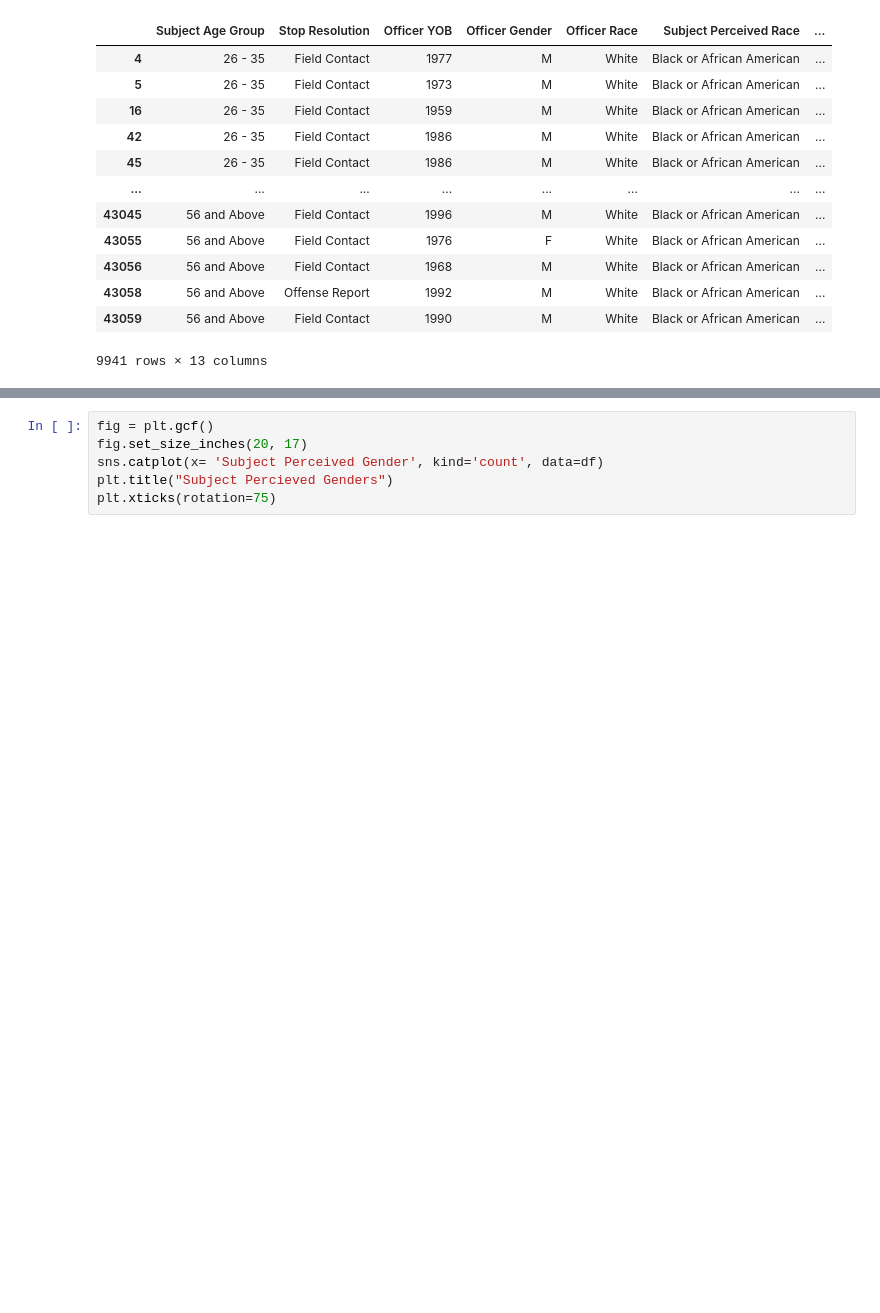
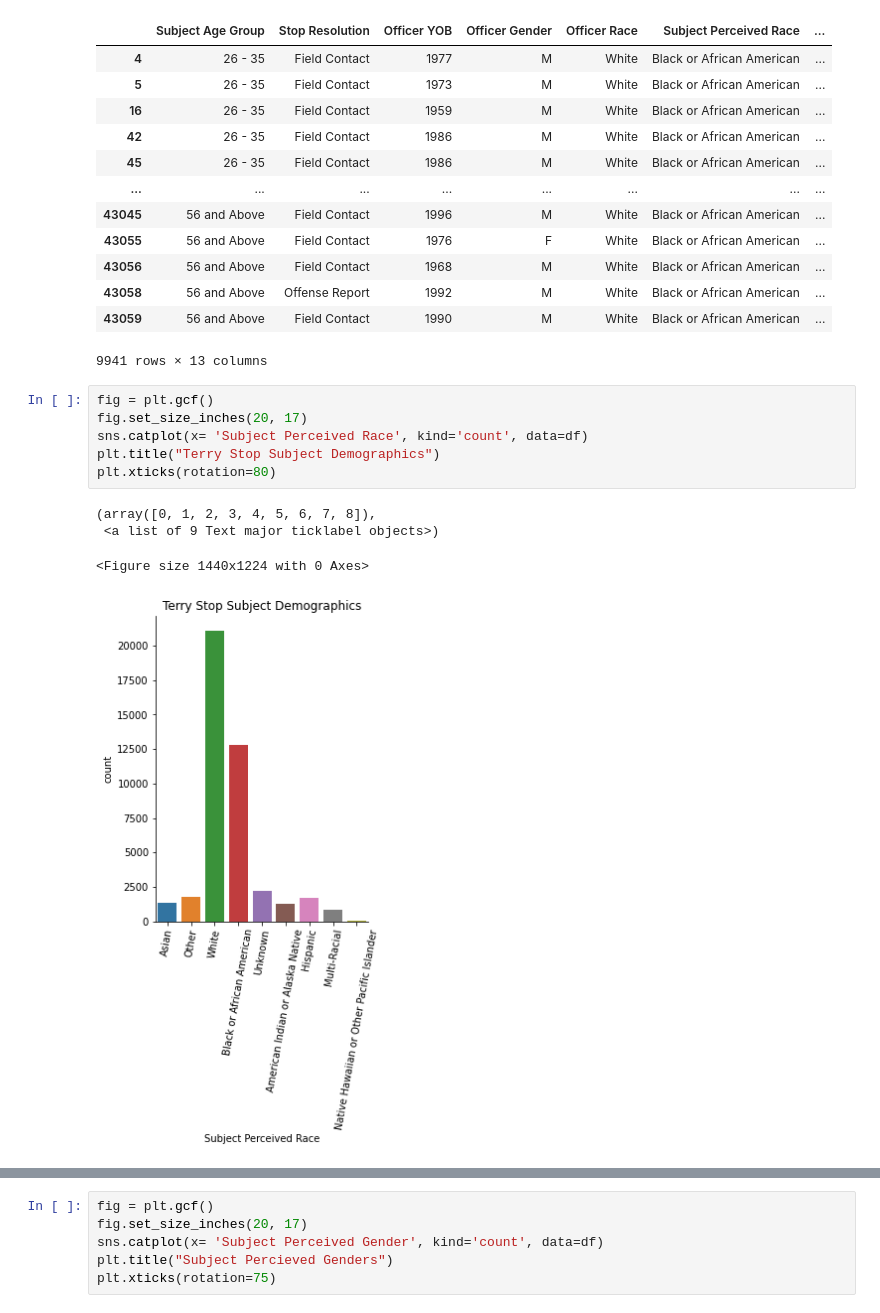
Before and after one commit to EricaSG/Mod3Project, a Jupyter notebook: Data_Understanding_EDA.ipynb, the cells around one changed output, grey strips where cells are left out. Cells and saved outputs as stored; diff of their text form; blank space fills up the shorter version.

```diff
--- a/Data_Understanding_EDA.ipynb
+++ b/Data_Understanding_EDA.ipynb
@@ -72,6 +72,17 @@ df.loc[(df['Officer Race'] == 'White') & (df['Subject Perceived Race'] == 'Black
 | 43058 | 56 and Above | Offense Report | 1992 | M | White | Black or African American | ... |
 | 43059 | 56 and Above | Field Contact | 1990 | M | White | Black or African American | ... |
 9941 rows × 13 columns
+# %%
+fig = plt.gcf()
+fig.set_size_inches(20, 17)
+sns.catplot(x= 'Subject Perceived Race', kind='count', data=df)
+plt.title("Terry Stop Subject Demographics")
+plt.xticks(rotation=80)
+# %% [output]
+(array([0, 1, 2, 3, 4, 5, 6, 7, 8]),
+ <a list of 9 Text major ticklabel objects>)
+<Figure size 1440x1224 with 0 Axes>
+[figure, added]
 # %%
 fig = plt.gcf()
 fig.set_size_inches(20, 17)
```
Also changed, not shown: parts of 3 cells of this notebook.
